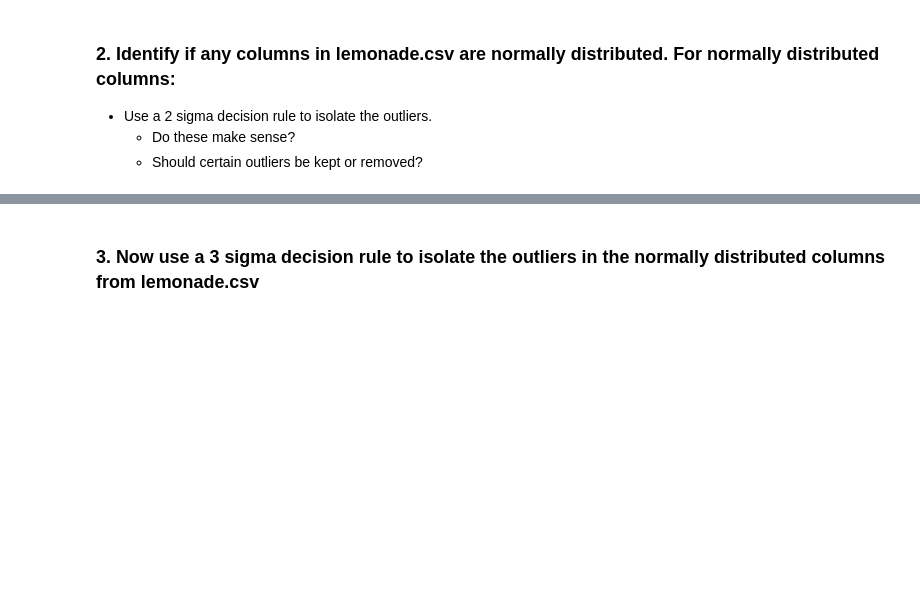
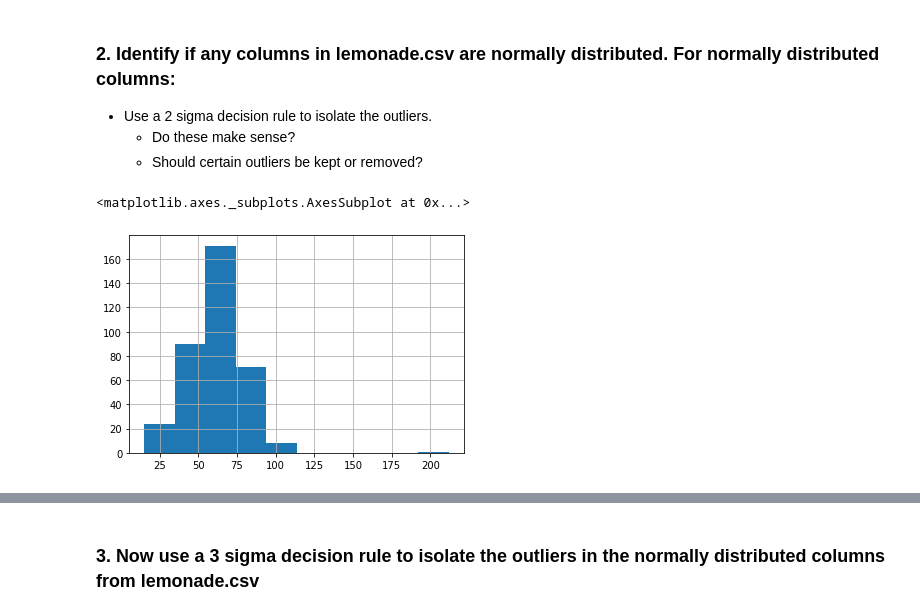
Before and after one commit to dbojado/anomaly-detection-exercises, a Jupyter notebook: continuous_probabilistic_methods.ipynb, the cells around one changed output, grey strips where cells are left out. Drawn from its saved outputs; the diff is of its cells as text; code cells hidden in the pictures; blank space fills up the shorter version.

```diff
--- a/continuous_probabilistic_methods.ipynb
+++ b/continuous_probabilistic_methods.ipynb
@@ -11,0 +22,12 @@ Define a function named get_lower_and_upper_bounds that has two arguments. The f
+# %%
+import numpy as np
+import pandas as pd
+import seaborn as sns
+import matplotlib.pyplot as plt
+%matplotlib inline
+
+url = "https://gist.githubusercontent.com/ryanorsinger/19bc7eccd6279661bd13307026628ace/raw/e4b5d6787015a4782f96cad6d1d62a8bdbac54c7/lemonade.csv"
+
+df = pd.read_csv(url)
+
+df.head()
@@ -15,3 +211,8 @@ Define a function named get_lower_and_upper_bounds that has two arguments. The f
 - Use a 2 sigma decision rule to isolate the outliers.
     - Do these make sense?
     - Should certain outliers be kept or removed?
+# %%
+df.Temperature.hist()
+# %% [output]
+<matplotlib.axes._subplots.AxesSubplot at 0x...>
+[figure, added]
```
Also changed, not shown: parts of 45 cells of this notebook.
